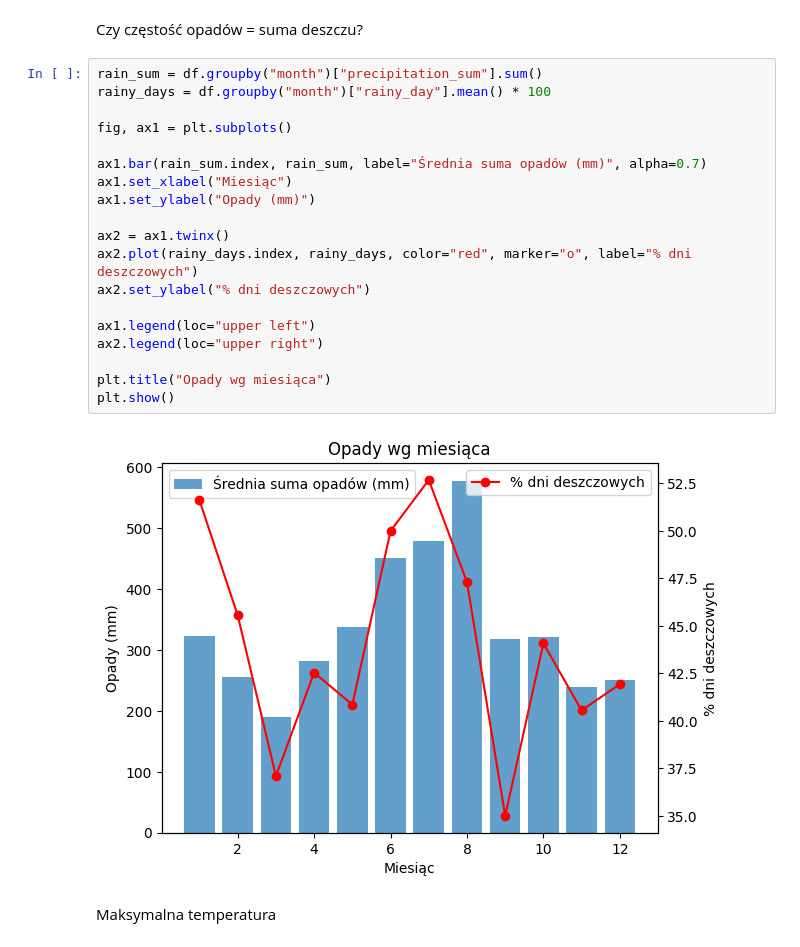
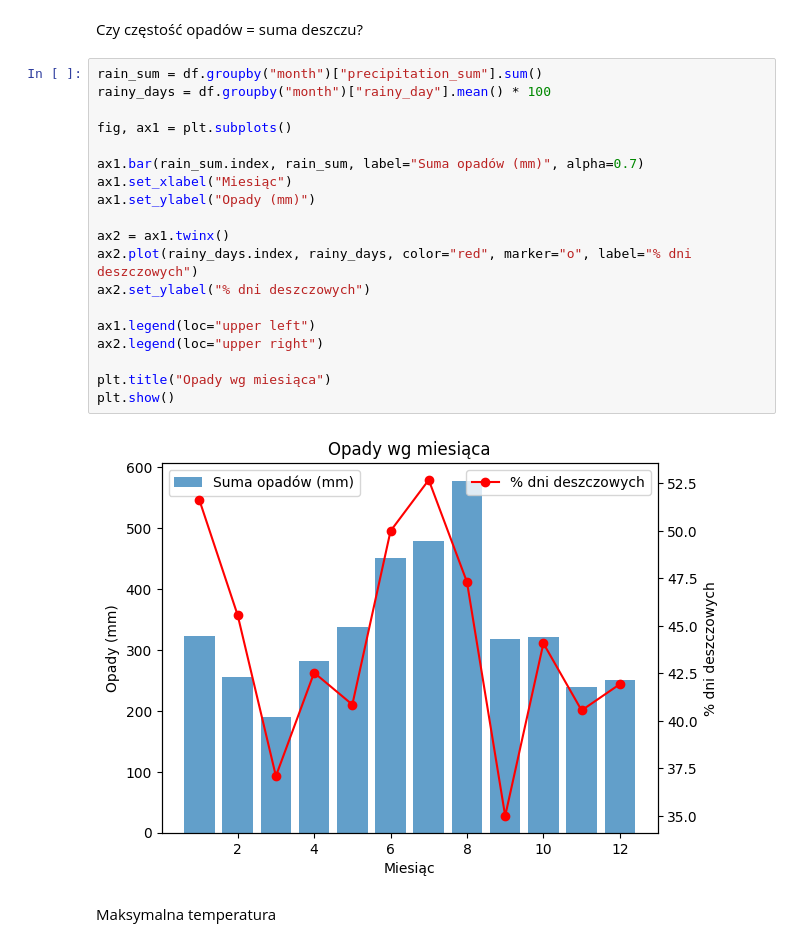
Before and after one commit to dokede/weather, a Jupyter notebook: eda.ipynb, the cells around one changed output. Saved outputs shown, nothing was run; the diff lists cells and outputs as text.

```diff
--- a/eda.ipynb
+++ b/eda.ipynb
@@ -132,24 +128,24 @@ Czy częstość opadów = suma deszczu?
 # %%
 rain_sum = df.groupby("month")["precipitation_sum"].sum()
 rainy_days = df.groupby("month")["rainy_day"].mean() * 100
 
 fig, ax1 = plt.subplots()
 
-ax1.bar(rain_sum.index, rain_sum, label="Średnia suma opadów (mm)", alpha=0.7)
+ax1.bar(rain_sum.index, rain_sum, label="Suma opadów (mm)", alpha=0.7)
 ax1.set_xlabel("Miesiąc")
 ax1.set_ylabel("Opady (mm)")
 
 ax2 = ax1.twinx()
 ax2.plot(rainy_days.index, rainy_days, color="red", marker="o", label="% dni deszczowych")
 ax2.set_ylabel("% dni deszczowych")
 
 ax1.legend(loc="upper left")
 ax2.legend(loc="upper right")
 
 plt.title("Opady wg miesiąca")
 plt.show()
 # %% [output]
-[figure, old version]
+[figure, new version]
 # %% [markdown]
 Maksymalna temperatura
 # %%
```
Also changed, not shown: parts of 7 cells of this notebook, 1 other file.
